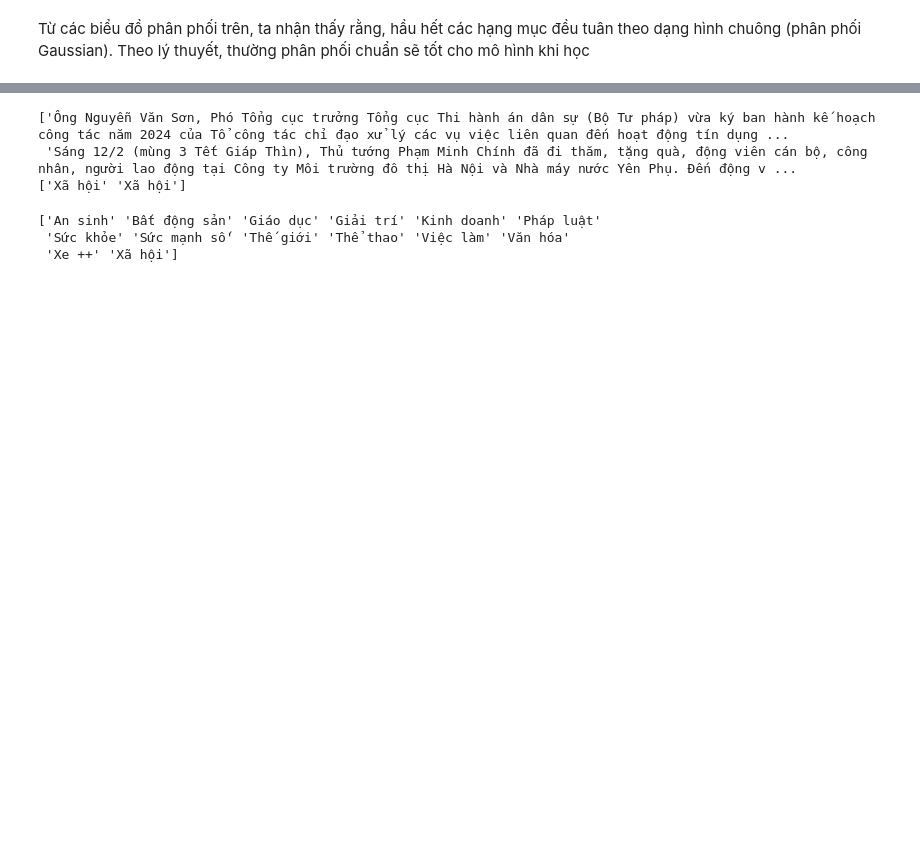
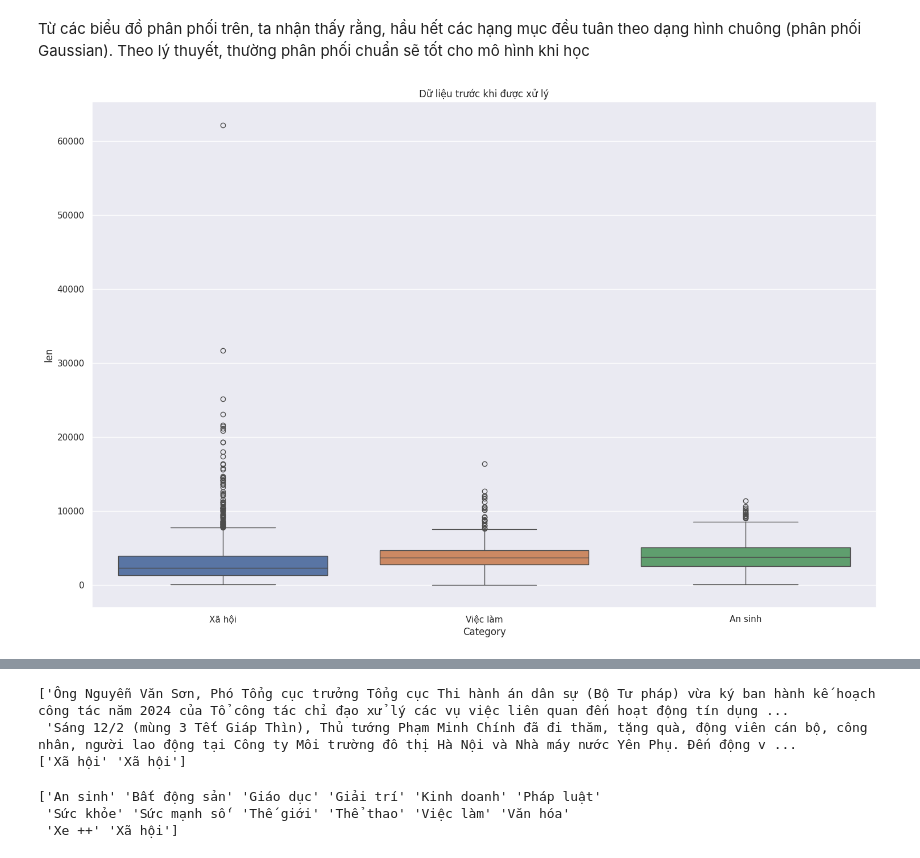
Before and after one commit to nguyendongmanh/vietnamese-text-classify, a Jupyter notebook: train/train_model.ipynb, the cells around one changed output, grey strips where cells are left out. Cells and saved outputs as stored; diff of their text form; code cells hidden in the pictures; blank space fills up the shorter version.

```diff
--- a/train/train_model.ipynb
+++ b/train/train_model.ipynb
@@ -231,2 +296,15 @@ create_hist_plot(categories[12:14], df=data)
 # %% [markdown]
 Từ các biểu đồ phân phối trên, ta nhận thấy rằng, hầu hết các hạng mục đều tuân theo dạng hình chuông (phân phối Gaussian). Theo lý thuyết, thường phân phối chuẩn sẽ tốt cho mô hình khi học
+# %%
+def create_boxplot(categories, df, title):
+  df_categories = df[df['category'].isin(categories)]
+  sns.boxplot(data=df_categories, x="category", y="len", hue='category')
+  plt.title(title)
+  plt.tight_layout()
+  plt.xlabel("Category")
+  plt.ylabel("len")
+  plt.show()
+# %%
+create_boxplot(categories[0:3], data, title="Dữ liệu trước khi được xử lý")
+# %% [output]
+[figure, added]
```
Also changed, not shown: parts of 89 cells of this notebook.
